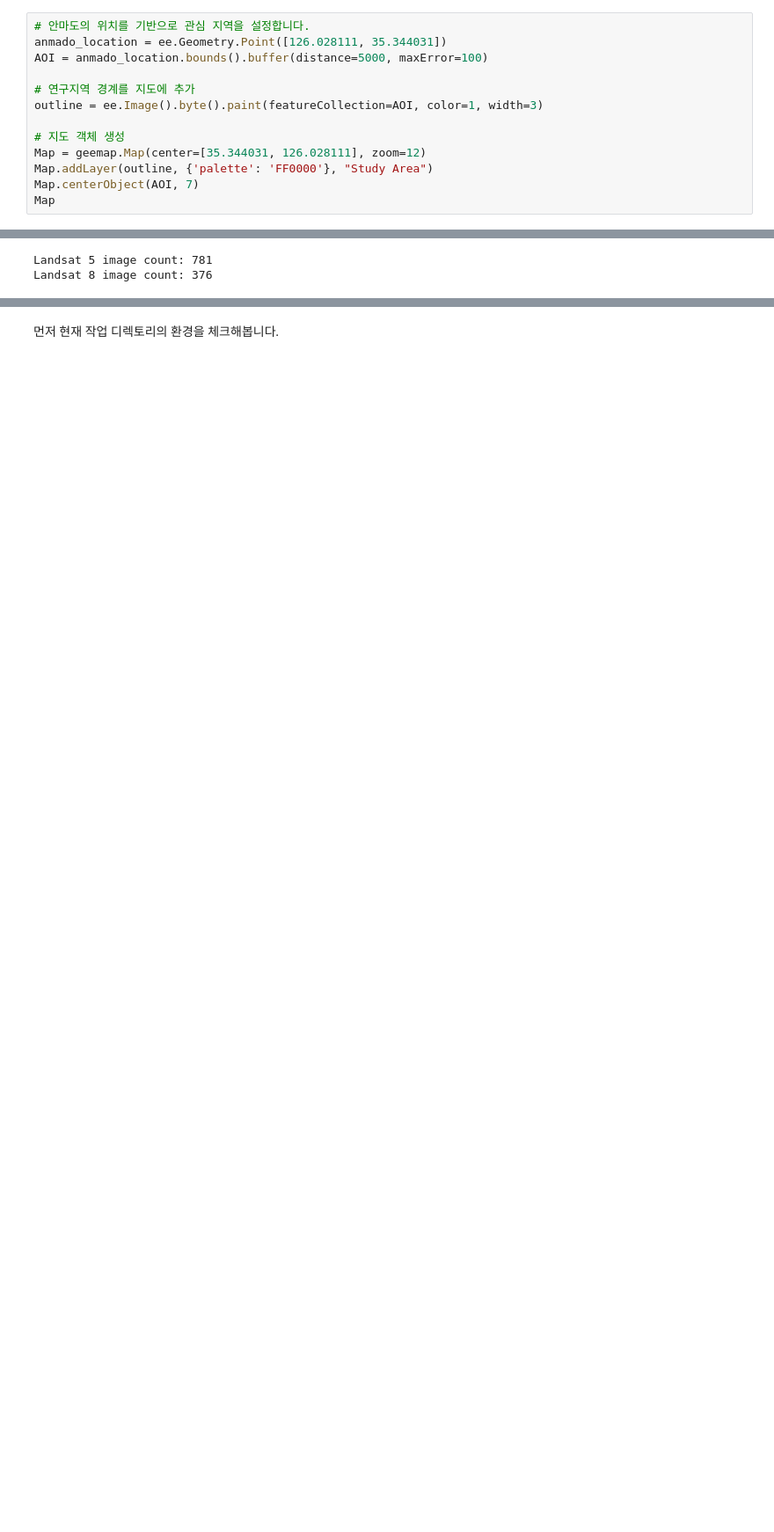
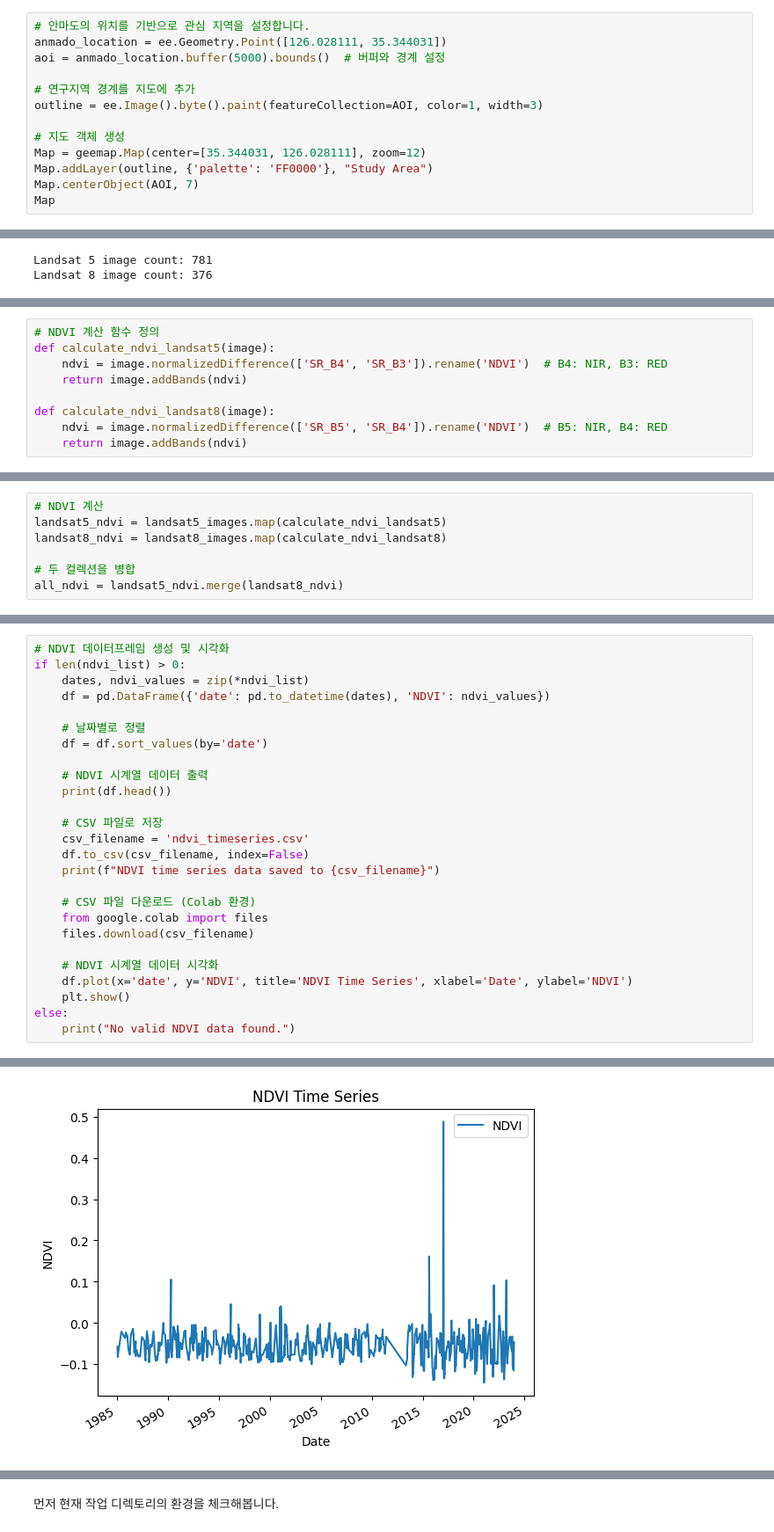
Before and after one commit to jjangmo91/Cervus-nippon_Anmado-Is., a Jupyter notebook: Cervus-nippon_Anmado-Is.ipynb, the cells around one changed output, grey strips where cells are left out. Shown: that part at 88% size. Drawn from its saved outputs; the diff is of its cells as text; blank space fills up the shorter version.

Commit message:
Colab을 통해 생성됨

```diff
--- a/Cervus-nippon_Anmado-Is.ipynb
+++ b/Cervus-nippon_Anmado-Is.ipynb
@@ -41,7 +41,7 @@ ee.Initialize(project='ee-jjangmo91')
 # %%
 # 안마도의 위치를 기반으로 관심 지역을 설정합니다.
 anmado_location = ee.Geometry.Point([126.028111, 35.344031])
-AOI = anmado_location.bounds().buffer(distance=5000, maxError=100)
+aoi = anmado_location.buffer(5000).bounds()  # 버퍼와 경계 설정
 
 # 연구지역 경계를 지도에 추가
 outline = ee.Image().byte().paint(featureCollection=AOI, color=1, width=3)
@@ -115,0 +120,9 @@ Landsat 8 image count: 376
+# %%
+# NDVI 계산 함수 정의
+def calculate_ndvi_landsat5(image):
+    ndvi = image.normalizedDifference(['SR_B4', 'SR_B3']).rename('NDVI')  # B4: NIR, B3: RED
+    return image.addBands(ndvi)
+
+def calculate_ndvi_landsat8(image):
+    ndvi = image.normalizedDifference(['SR_B5', 'SR_B4']).rename('NDVI')  # B5: NIR, B4: RED
+    return image.addBands(ndvi)
@@ -115,0 +131,7 @@ Landsat 8 image count: 376
+# %%
+# NDVI 계산
+landsat5_ndvi = landsat5_images.map(calculate_ndvi_landsat5)
+landsat8_ndvi = landsat8_images.map(calculate_ndvi_landsat8)
+
+# 두 컬렉션을 병합
+all_ndvi = landsat5_ndvi.merge(landsat8_ndvi)
@@ -115,0 +176,27 @@ Landsat 8 image count: 376
+# %%
+# NDVI 데이터프레임 생성 및 시각화
+if len(ndvi_list) > 0:
+    dates, ndvi_values = zip(*ndvi_list)
+    df = pd.DataFrame({'date': pd.to_datetime(dates), 'NDVI': ndvi_values})
+
+    # 날짜별로 정렬
+    df = df.sort_values(by='date')
+
+    # NDVI 시계열 데이터 출력
+    print(df.head())
+
+    # CSV 파일로 저장
+    csv_filename = 'ndvi_timeseries.csv'
+    df.to_csv(csv_filename, index=False)
+    print(f"NDVI time series data saved to {csv_filename}")
+
+    # CSV 파일 다운로드 (Colab 환경)
+    from google.colab import files
+    files.download(csv_filename)
+
+    # NDVI 시계열 데이터 시각화
+    df.plot(x='date', y='NDVI', title='NDVI Time Series', xlabel='Date', ylabel='NDVI')
+    plt.show()
+else:
+    print("No valid NDVI data found.")
+# %% [output]
@@ -116,3 +212,4 @@ Landsat 8 image count: 376
+[figure, added]
 # %% [markdown]
 ## 3-1. 데이터 저장
 Colab에서 30년치의 위성 데이터를 사용하기에는 너무 많은 양일 수 있습니다. 따라서 다음과 같은 과정으로 로컬 컴퓨터에 데이터를 저장하여 사용하겠습니다.
```
Also changed, not shown: parts of 9 cells of this notebook.
